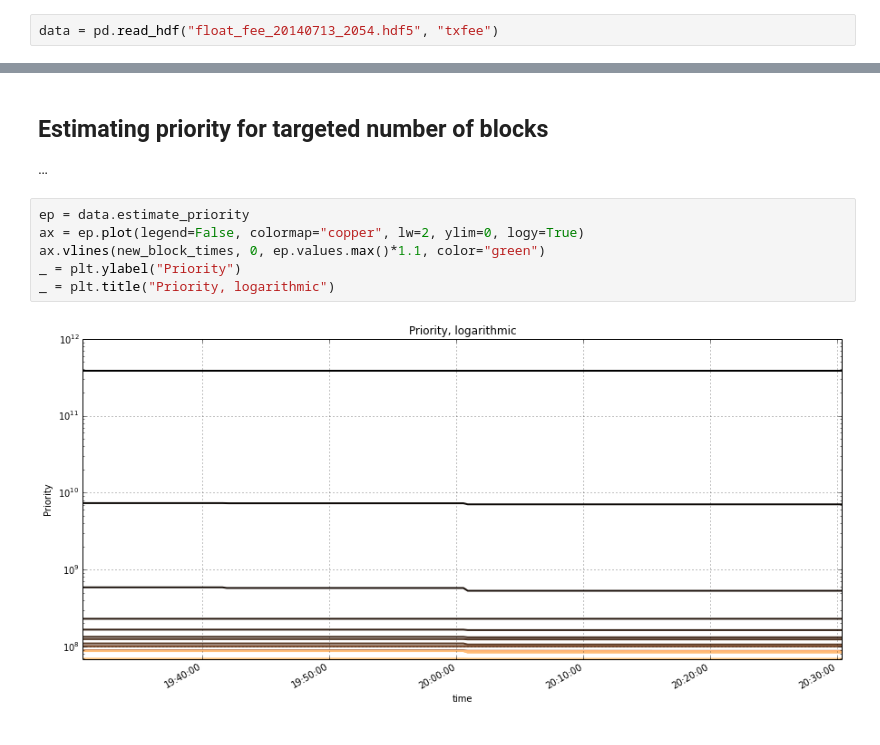
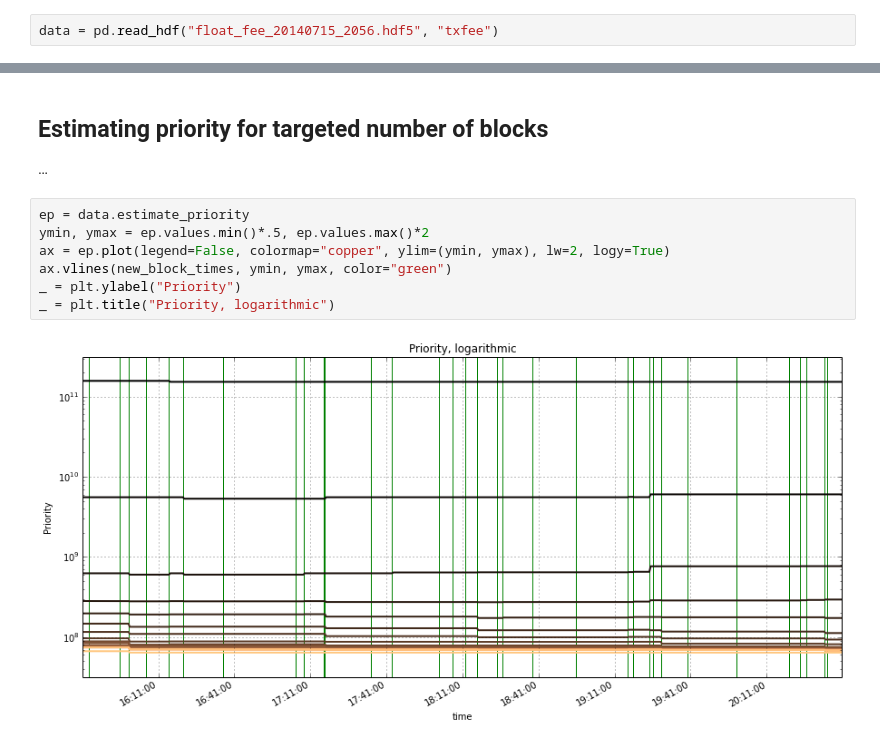
Before and after one commit to haraldschilly/bitcoin-floating-fee-statistics, a Jupyter notebook: estimatefee.ipynb, the cells around one changed output, grey strips where cells are left out. Saved outputs shown, nothing was run; the diff lists cells and outputs as text.

Commit message:
5 hour sample, longer initialization time

```diff
--- a/estimatefee.ipynb
+++ b/estimatefee.ipynb
@@ -181,5 +182,5 @@ float_fee_20140713_2054.hdf5
 # %%
-data = pd.read_hdf("float_fee_20140713_2054.hdf5", "txfee")
+data = pd.read_hdf("float_fee_20140715_2056.hdf5", "txfee")
 # %% [markdown]
 ## Estimated Fees over Time
 
@@ -258,9 +259,10 @@ _ = plt.title("Quantiles at %s" % q)
 …
 # %%
 ep = data.estimate_priority
-ax = ep.plot(legend=False, colormap="copper", lw=2, ylim=0, logy=True)
-ax.vlines(new_block_times, 0, ep.values.max()*1.1, color="green")
+ymin, ymax = ep.values.min()*.5, ep.values.max()*2
+ax = ep.plot(legend=False, colormap="copper", ylim=(ymin, ymax), lw=2, logy=True)
+ax.vlines(new_block_times, ymin, ymax, color="green")
 _ = plt.ylabel("Priority")
 _ = plt.title("Priority, logarithmic")
 # %% [output]
-[figure, old version]
+[figure, new version]
```
Also changed, not shown: parts of 10 cells of this notebook, 2 other files.
